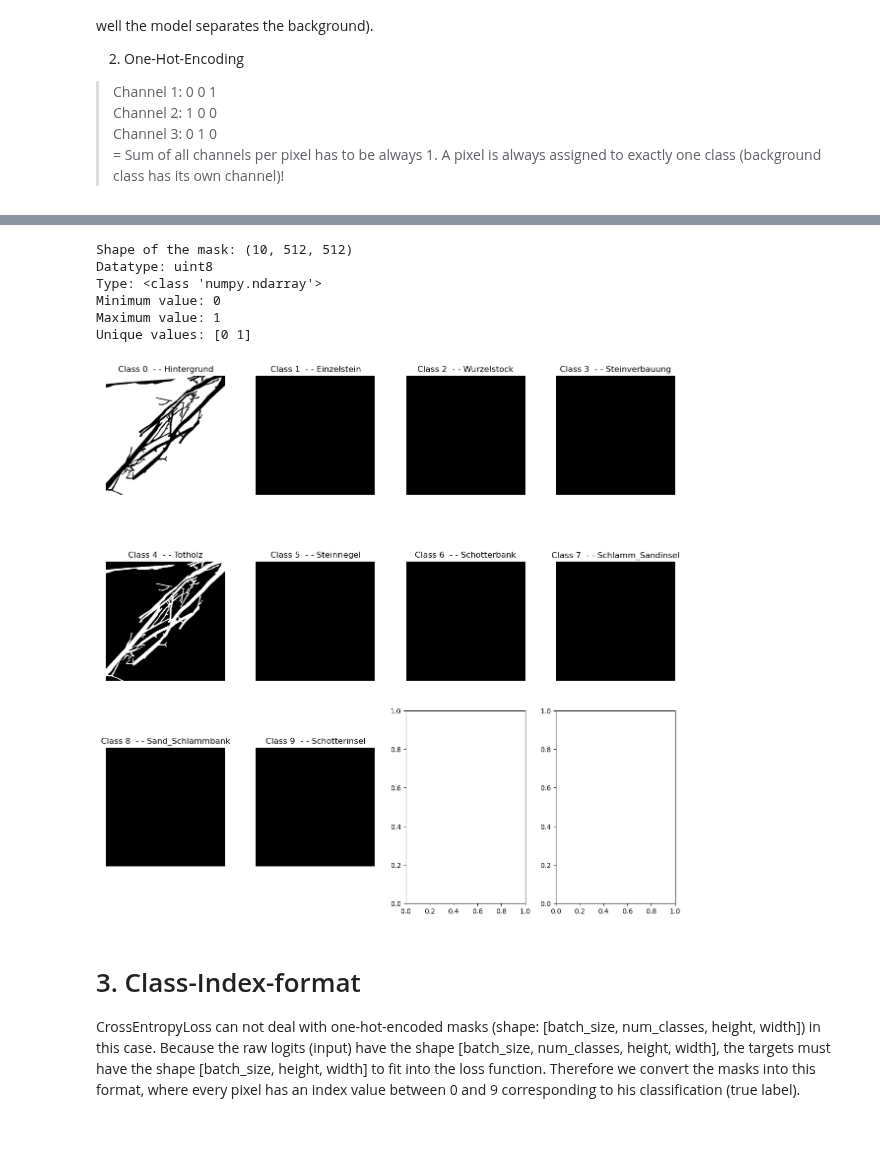
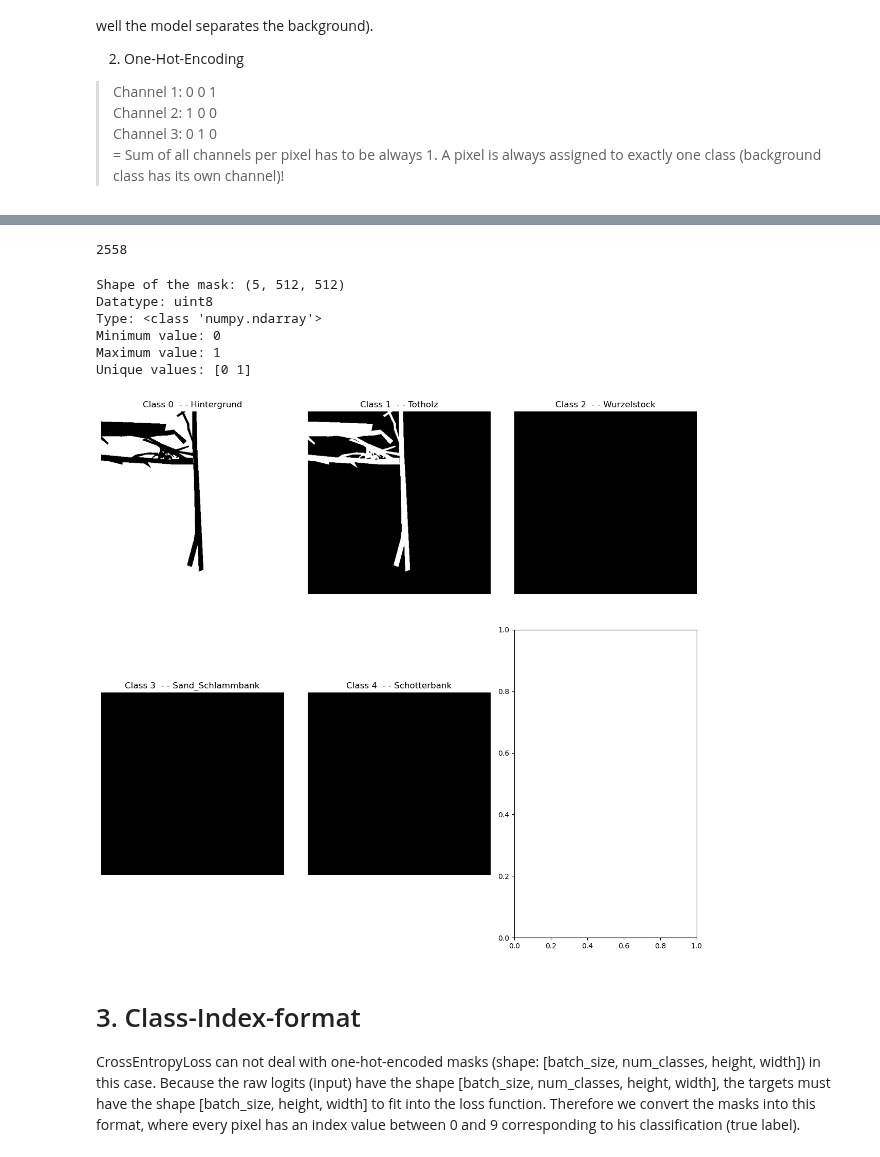
Before and after one commit to hiebschi/MoSE, a Jupyter notebook: notebooks/01_preprocessing/01.4_subsequent_adjustments.ipynb, the cells around one changed output, grey strips where cells are left out. Cells and saved outputs as stored; diff of their text form; code cells hidden in the pictures.

Commit message:
one-hot-encoded masks and targets completed

```diff
--- a/notebooks/01_preprocessing/01.4_subsequent_adjustments.ipynb
+++ b/notebooks/01_preprocessing/01.4_subsequent_adjustments.ipynb
@@ -30,20 +26,20 @@ sys.path.append(os.path.abspath('/home/sc.uni-leipzig.de/rf37uqip/MoSE/'))
 # %%
 # Input data
 # sparse multilabel-encoded masks (without background class 0)
-masks_raw_dir =  r"/work/rf37uqip-MoSE_thesis/data/masks_raw/"
+masks_raw_dir =  r"C:\Users\simon\Documents\Lokal\Bachelorarbeit_lokal\data_local\workspace\masks_raw"
 
 # preprocessed patches
-patches_dir = r"/work/rf37uqip-MoSE_thesis/data/patches/"
+patches_dir = r"C:\Users\simon\Documents\Lokal\Bachelorarbeit_lokal\data_local\workspace\patches"
 
 # codes for classes
-codes_dir =  r"/work/rf37uqip-MoSE_thesis/data/codes/"
+codes_dir =  r"C:\Users\simon\Documents\Lokal\Bachelorarbeit_lokal\data_local\workspace\codes"
 # %%
 # Output data
 # one-hot-encoded masks
-masks_dir =  r"/work/rf37uqip-MoSE_thesis/data/masks/"
+masks_dir =  r"C:\Users\simon\Documents\Lokal\Bachelorarbeit_lokal\data_local\workspace\masks"
 
 # masks in class-index-format
-# targets_dir = r"/work/rf37uqip-MoSE_thesis/data/targets/"
+targets_dir = r"C:\Users\simon\Documents\Lokal\Bachelorarbeit_lokal\data_local\workspace\targets"
 # %% [markdown]
 ### 1.2 Load data
 # %%
@@ -128,7 +124,7 @@ fig, axes = plt.subplots(2, 2, figsize=(12, 12))  # 2x2 grid (for 4 masks)
 axes = axes.flatten()  # easier to iterate through
 
 for i in range(test_mask_raw.shape[0]):  # iterate through the 4 classes
-  axes[i].imshow(test_mask_raw[i], cmap="gray")
+  axes[i].imshow(test_mask_raw[i], cmap="grey")
   axes[i].set_title(f"Class {i + 1} - - {reversed_label_codes_ohe[i + 1]}")
   axes[i].axis("off")
 
@@ -214,51 +230,53 @@ convert_to_one_hot_encoded_masks(masks_raw_dir, masks_dir)
 # Load one-hot-encoded masks
 ################################################################################
 
-masks_list = [f for f in os.listdir(masks_dir) if f.endswith('_mask.npy')]  # list of all masks
-len(mask_list)
+masks_list = [f for f in os.listdir(masks_dir)]  # list of all masks
+len(masks_list)
 # masks_list
+# %% [output]
+2558
 # %%
 # Test mask
 ################################################################################
 
 ##################### Choose single mask by section and id
 SECTION = "A06" # -------------------->> ADJUSTABLE
-TEST_MASK_ID = 1054 # -------------------->> ADJUSTABLE
+TEST_MASK_ID = 200 # -------------------->> ADJUSTABLE
 #####################
 
 # Path to the chosen mask
 test_mask_path = masks_dir + f"/{SECTION}_patch_{TEST_MASK_ID}_mask.npy"
 
 # Load mask
 test_mask = np.load(test_mask_path)
 
 # Show properties of the mask
 print("Shape of the mask:", test_mask.shape)
 print("Datatype:", test_mask.dtype)
 print("Type:", type(test_mask))
 print("Minimum value:", np.min(test_mask))
 print("Maximum value:", np.max(test_mask))
 print("Unique values:", np.unique(test_mask)) # binary mask
 
 # Plot the mask
-fig, axes = plt.subplots(3, 4, figsize=(12, 12))  # 4x3 grid (for 10 masks)
+fig, axes = plt.subplots(2, 3, figsize=(12, 12))  # 2x3 grid (for 5 masks)
 axes = axes.flatten()  # easier to iterate through
 
-for i in range(test_mask.shape[0]):  # iterate through the 10 classes
+for i in range(test_mask.shape[0]):  # iterate through the 5 classes
   axes[i].imshow(test_mask[i], cmap="gray")
   axes[i].set_title(f"Class {i}  - - {reversed_label_codes_ohe[i]}")
   axes[i].axis("off")
 
 plt.tight_layout()
 plt.show()
 # %% [output]
-Shape of the mask: (10, 512, 512)
+Shape of the mask: (5, 512, 512)
 Datatype: uint8
 Type: <class 'numpy.ndarray'>
 Minimum value: 0
 Maximum value: 1
 Unique values: [0 1]
-[figure, old version]
+[figure, new version]
 # %% [markdown]
 # 3. Class-Index-format
 
```
Also changed, not shown: parts of 15 cells of this notebook, 2 other files.
